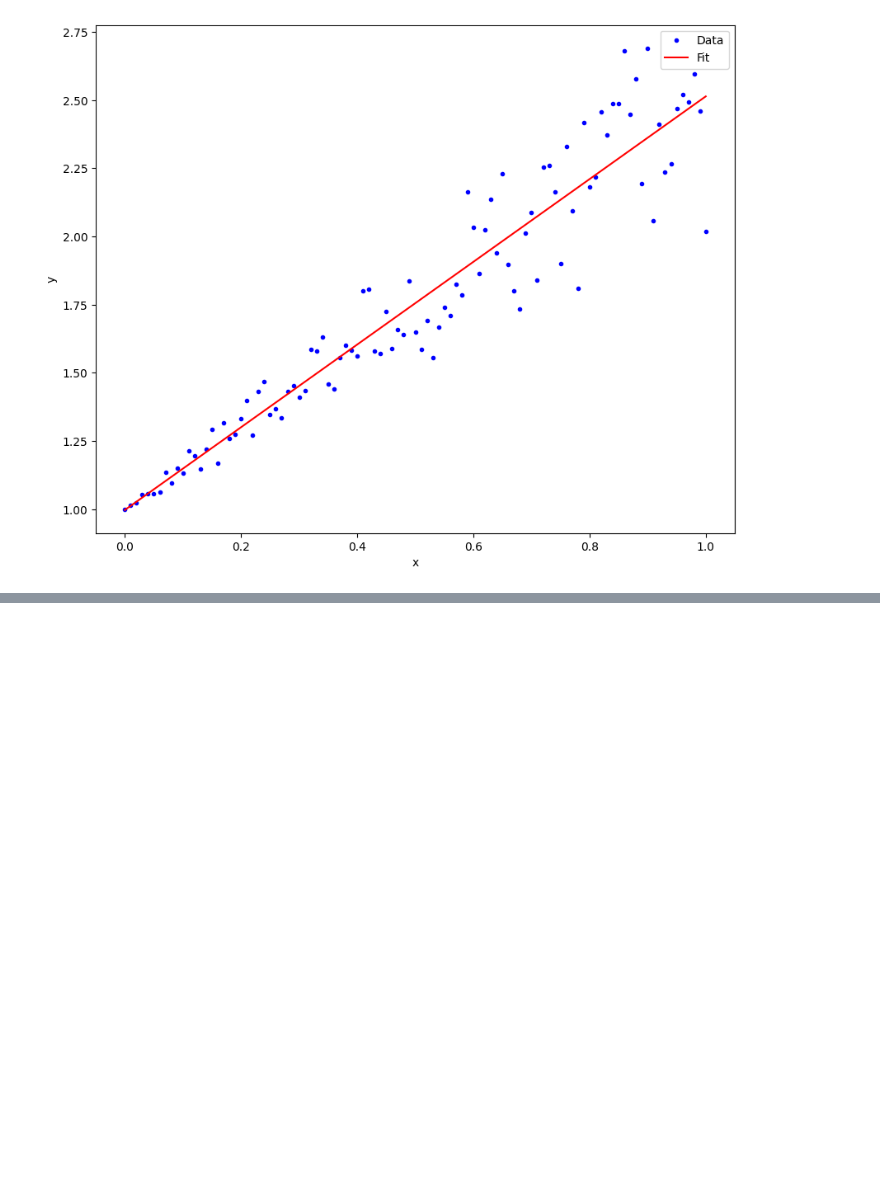
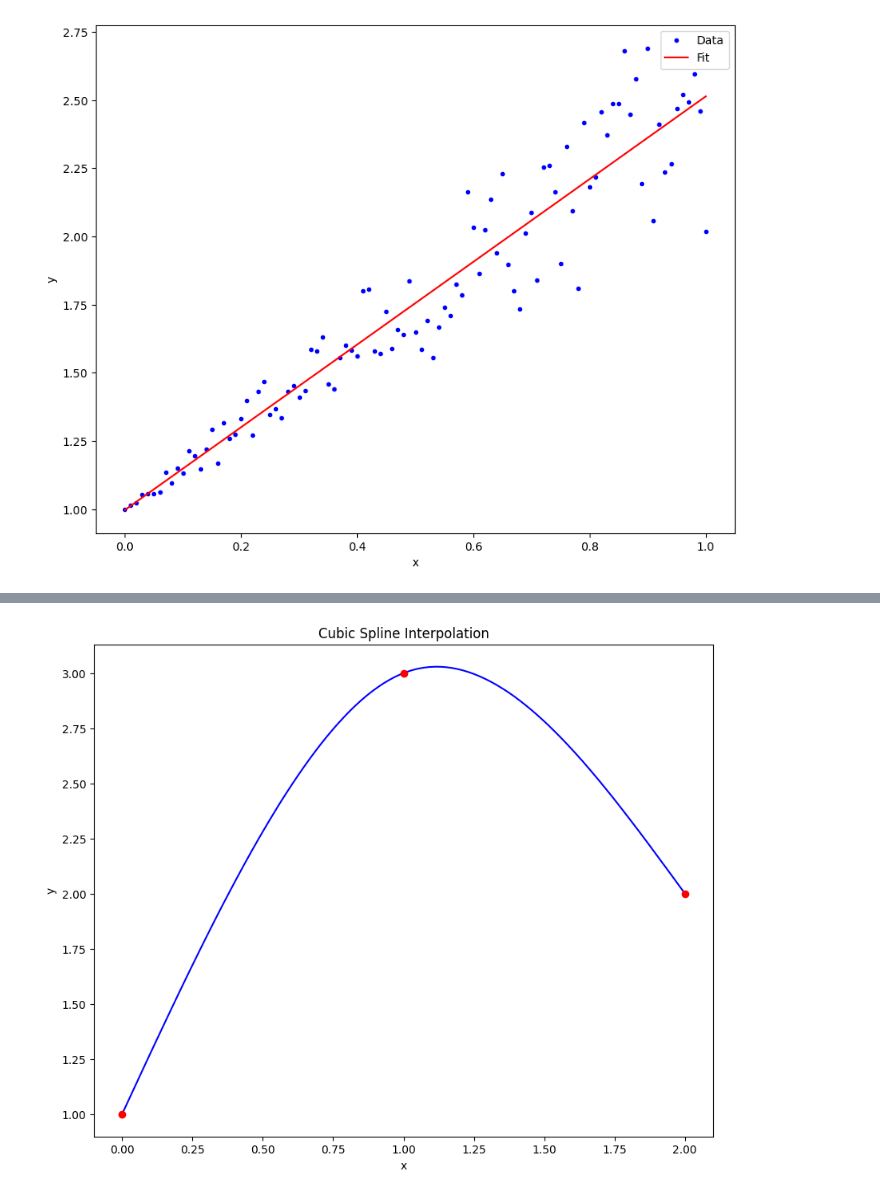
Before and after one commit to TrollfaceGaming69/ScientificComputing, a Jupyter notebook: 2802483972_Al_Fatih_Miftahul_Bilad.ipynb, the cells around one changed output, grey strips where cells are left out. Saved outputs shown, nothing was run; the diff lists cells and outputs as text; code cells hidden in the pictures; blank space fills up the shorter version.

```diff
--- a/2802483972_Al_Fatih_Miftahul_Bilad.ipynb
+++ b/2802483972_Al_Fatih_Miftahul_Bilad.ipynb
@@ -293,0 +356,25 @@ plt.show()
+# %%
+from scipy.interpolate import CubicSpline
+import numpy as np
+import matplotlib.pyplot as plt
+
+x = [0,1,2] #titik data pda sumbu x
+y = [1,3,2] #titik data pada sumbu y
+
+#membuat fungsi interpolasi kubik dengan batas 'natural'
+f = CubicSpline(x, y, bc_type='natural')
+
+#membuat rentang nilai x untuk plot hasil interpolasi
+x_new = np.linspace(0,2,100) #100 titik antara 0 dan 2
+y_new = f(x_new) #menghitung nilai y menggunakan interpolasi kubik
+
+#membuat plot
+plt.figure(figsize=(10,8)) #ukuran plot 10x8 inch
+plt.plot(x_new, y_new, 'b') #menampilkan kurva interpolasi dalam warna biru
+plt.plot(x, y, 'ro') #menampilkan titik data asli dalam warna merah
+plt.title('Cubic Spline Interpolation')
+plt.xlabel('x')
+plt.ylabel('y')
+plt.show()
+# %% [output]
+[figure, added]
```
Also changed, not shown: parts of 6 cells of this notebook.
